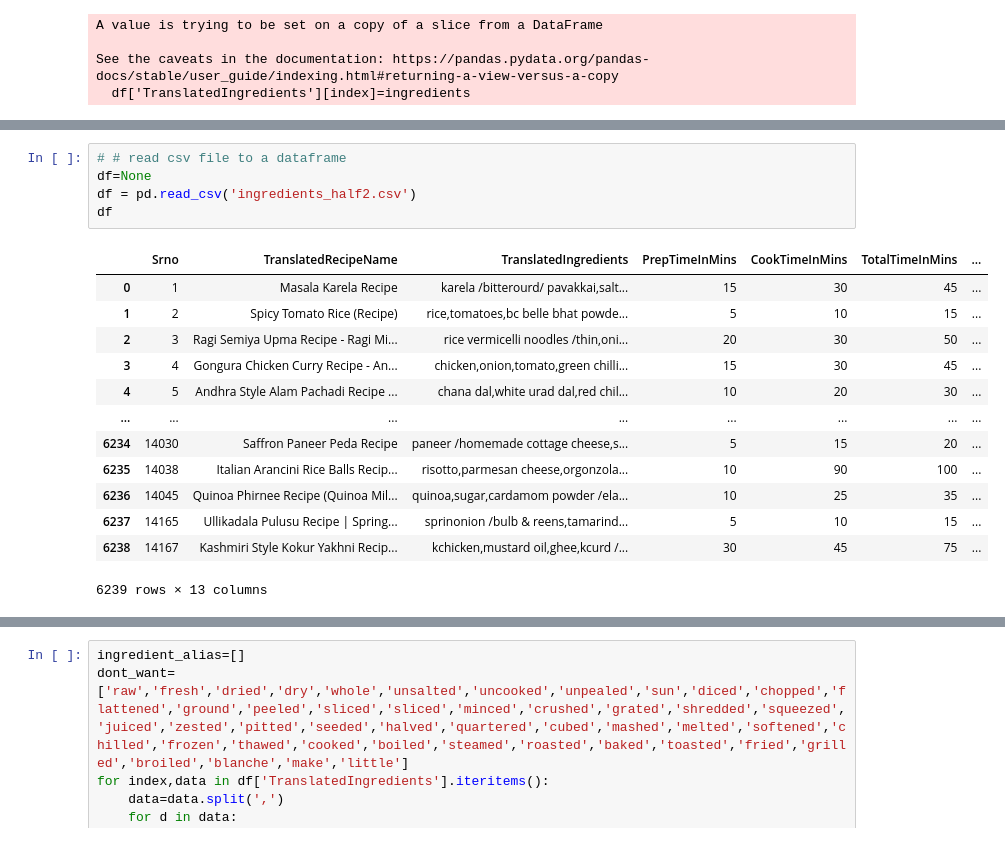
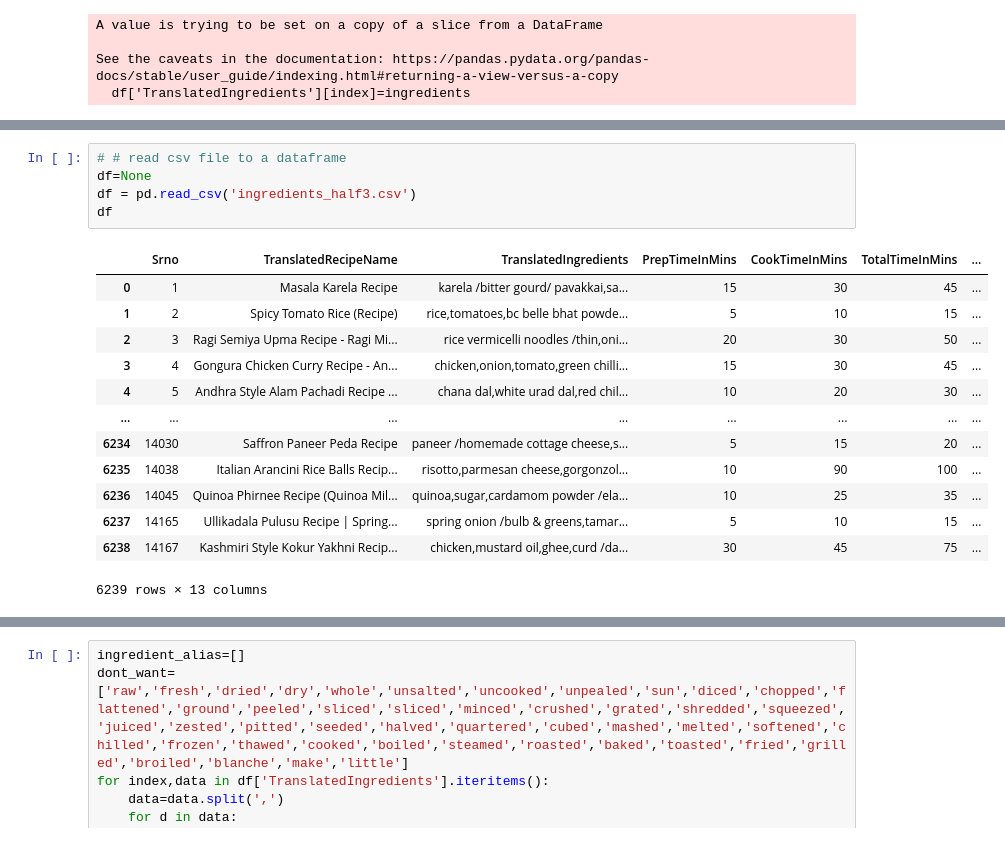
Before and after one commit to UtkarshBagaria/Recipe_Recommender, a Jupyter notebook: Ingredients_pre/recipenames.ipynb, the cells around one changed output, grey strips where cells are left out. Saved outputs shown, nothing was run; the diff lists cells and outputs as text.

```diff
--- a/Ingredients_pre/recipenames.ipynb
+++ b/Ingredients_pre/recipenames.ipynb
@@ -397,21 +388,21 @@ df1
 # %%
 # # read csv file to a dataframe
 df=None
-df = pd.read_csv('ingredients_half2.csv')
+df = pd.read_csv('ingredients_half3.csv')
 df
 # %% [output]
 |  | Srno | TranslatedRecipeName | TranslatedIngredients | PrepTimeInMins | CookTimeInMins | TotalTimeInMins | ... |
-| 0 | 1 | Masala Karela Recipe | karela /bitterourd/ pavakkai,salt... | 15 | 30 | 45 | ... |
+| 0 | 1 | Masala Karela Recipe | karela /bitter gourd/ pavakkai,sa... | 15 | 30 | 45 | ... |
 | 1 | 2 | Spicy Tomato Rice (Recipe) | rice,tomatoes,bc belle bhat powde... | 5 | 10 | 15 | ... |
 | 2 | 3 | Ragi Semiya Upma Recipe - Ragi Mi... | rice vermicelli noodles /thin,oni... | 20 | 30 | 50 | ... |
 | 3 | 4 | Gongura Chicken Curry Recipe - An... | chicken,onion,tomato,green chilli... | 15 | 30 | 45 | ... |
 | 4 | 5 | Andhra Style Alam Pachadi Recipe ... | chana dal,white urad dal,red chil... | 10 | 20 | 30 | ... |
 | ... | ... | ... | ... | ... | ... | ... | ... |
 | 6234 | 14030 | Saffron Paneer Peda Recipe | paneer /homemade cottage cheese,s... | 5 | 15 | 20 | ... |
-| 6235 | 14038 | Italian Arancini Rice Balls Recip... | risotto,parmesan cheese,orgonzola... | 10 | 90 | 100 | ... |
+| 6235 | 14038 | Italian Arancini Rice Balls Recip... | risotto,parmesan cheese,gorgonzol... | 10 | 90 | 100 | ... |
 | 6236 | 14045 | Quinoa Phirnee Recipe (Quinoa Mil... | quinoa,sugar,cardamom powder /ela... | 10 | 25 | 35 | ... |
-| 6237 | 14165 | Ullikadala Pulusu Recipe | Spring... | sprinonion /bulb & reens,tamarind... | 5 | 10 | 15 | ... |
-| 6238 | 14167 | Kashmiri Style Kokur Yakhni Recip... | kchicken,mustard oil,ghee,kcurd /... | 30 | 45 | 75 | ... |
+| 6237 | 14165 | Ullikadala Pulusu Recipe | Spring... | spring onion /bulb & greens,tamar... | 5 | 10 | 15 | ... |
+| 6238 | 14167 | Kashmiri Style Kokur Yakhni Recip... | chicken,mustard oil,ghee,curd /da... | 30 | 45 | 75 | ... |
 6239 rows × 13 columns
 # %%
 df.drop(df.columns[[0]], axis=1, inplace=True)
```
Also changed, not shown: parts of 23 cells of this notebook, 8 other files.
